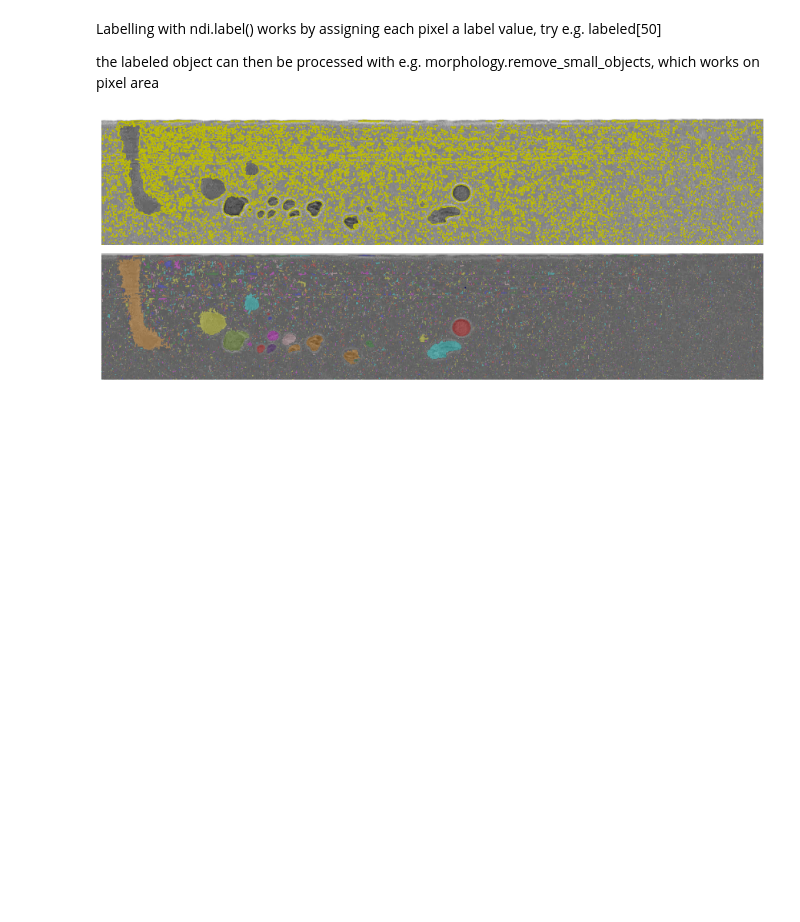
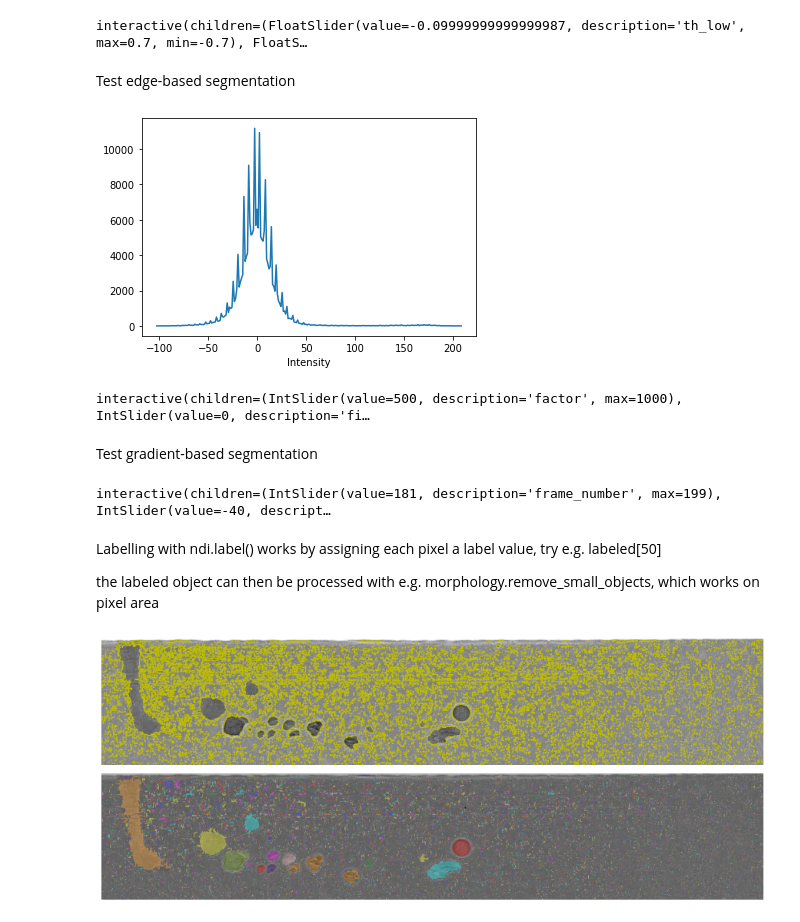
Before and after one commit to yue-here/am_cv, a Jupyter notebook: segment and plot regions - AM.ipynb, the cells around one changed output. Cells and saved outputs as stored; diff of their text form; code cells hidden in the pictures; blank space fills up the shorter version.

```diff
--- a/segment and plot regions - AM.ipynb
+++ b/segment and plot regions - AM.ipynb
@@ -96,3 +74,81 @@ plt.imshow(segmentation)
+# %%
+@interact
+def thresholding(th_low = (-0.7, 0.7, 0.1), th_high = (-0.7, 0.7, 0.1)):
+    markers = np.zeros_like(image)
+    markers[image < th_low] = 1
+    markers[image > th_high] = 2
+
+    plt.figure(figsize = (15,10))
+    plt.imshow(markers)
+    plt.colorbar(shrink = 0.2)
+# %% [output]
+interactive(children=(FloatSlider(value=-0.09999999999999987, description='th_low', max=0.7, min=-0.7), FloatS…
+# %% [markdown]
+Test edge-based segmentation
+# %%
+# Generate non-log image
+image = frame_generator(frames, 181, background = 19, cropv = (105, 300), croph = (None, None), takelog = False)
+# Plot the intensity histogram
+hist, hist_centers = histogram(image)
+plt.plot(hist_centers, hist)
+plt.xlabel('Intensity')
+plt.show()
+# %% [output]
+[figure, added]
+# %%
+@interact
+def canny_detect(factor = (0, 1000, 1), fill = (0, 1, 1)):
+    edges = canny(image/factor)
+    if fill:
+        edges = ndi.binary_fill_holes(edges)
+    plt.figure(figsize = (15,10))
+    plt.imshow(edges)
+    # plt.colorbar(shrink = 0.2)
+# %% [output]
+interactive(children=(IntSlider(value=500, description='factor', max=1000), IntSlider(value=0, description='fi…
+# %% [markdown]
+Test gradient-based segmentation
+# %%
+@interact(
+    frame_number = (0, len(frames)-1, 1),
+    th_low = (-70, 70, 1),
+    th_high = (-70, 70, 1),
+    segmentation = True,
+    fill = True,
+    original = True,
+    opacity = (0, 1, 0.1),
+    remove_small = True,
+    min_size = (0, 20, 1))
+
+def thresholding(
+        frame_number = 181,
+        th_low = -40,
+        th_high = 40,
+        segmentation = True,
+        fill = True,
+        original = True,
+        opacity = 1,
+        remove_small = True,
+        min_size = 10):
+    image = frame_generator(frames, frame_number, background = 19, cropv = (105, 300), croph = (None, None), takelog = False)
+    markers = np.zeros_like(sobel(image))
+    markers[image < th_low] = 2
+    markers[image > th_high] = 1
+    out = markers
+    if segmentation:
+        out = watershed(sobel(image), markers)
+    if fill:
+        out = ndi.binary_fill_holes(out-1)
+    if remove_small:
+        out = morphology.remove_small_objects(out, min_size=min_size)
+
+    plt.figure(figsize = (15,10))
+    if original:
+        plt.imshow(image)
+    plt.imshow(out, alpha = opacity)
+    plt.colorbar(shrink = 0.2)
+# %% [output]
+interactive(children=(IntSlider(value=181, description='frame_number', max=199), IntSlider(value=-40, descript…
 # %% [markdown]
 Labelling with ndi.label() works by assigning each pixel a label value, try e.g. labeled[50]
 
```
Also changed, not shown: parts of 17 cells of this notebook.
